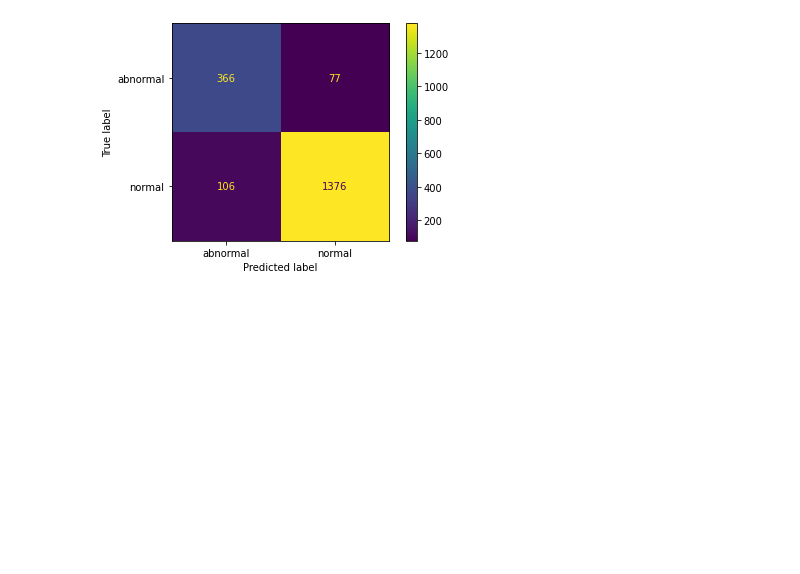
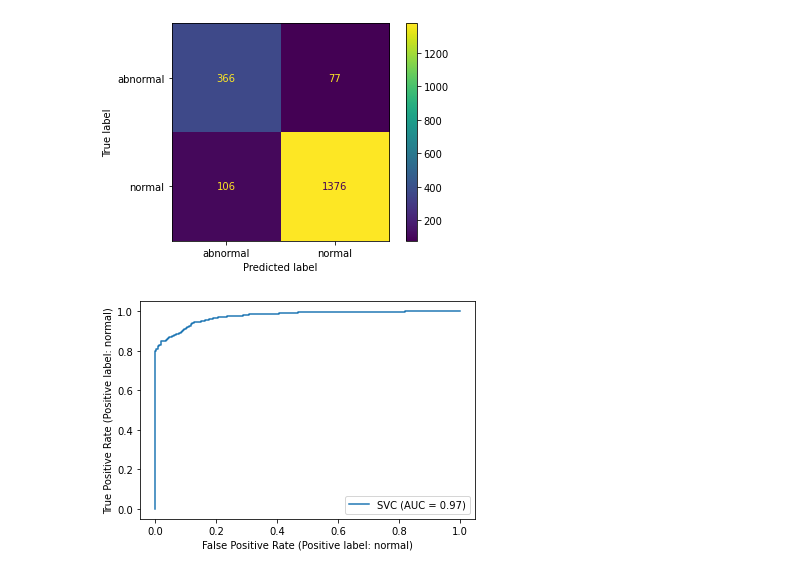
Before and after one commit to Mohamed-Ibrahim-01/heart-sound-classificatoin, a Jupyter notebook: colab.ipynb, the cells around one changed output. Drawn from its saved outputs; the diff is of its cells as text; code cells hidden in the pictures; blank space fills up the shorter version.

```diff
--- a/colab.ipynb
+++ b/colab.ipynb
@@ -96,3 +110,10 @@ xgb_cl = xgb.XGBClassifier()
 xgb_cl.fit(X_train, y_train)
 preds = xgb_cl.predict(X_test)
 f1_score(y_test, preds)
+# %%
+from sklearn import datasets, metrics, model_selection, svm
+metrics.RocCurveDisplay.from_estimator(svc, X_test, y_test)
+
+plt.show()
+# %% [output]
+[figure, added]
```
Also changed, not shown: parts of 10 cells of this notebook.
